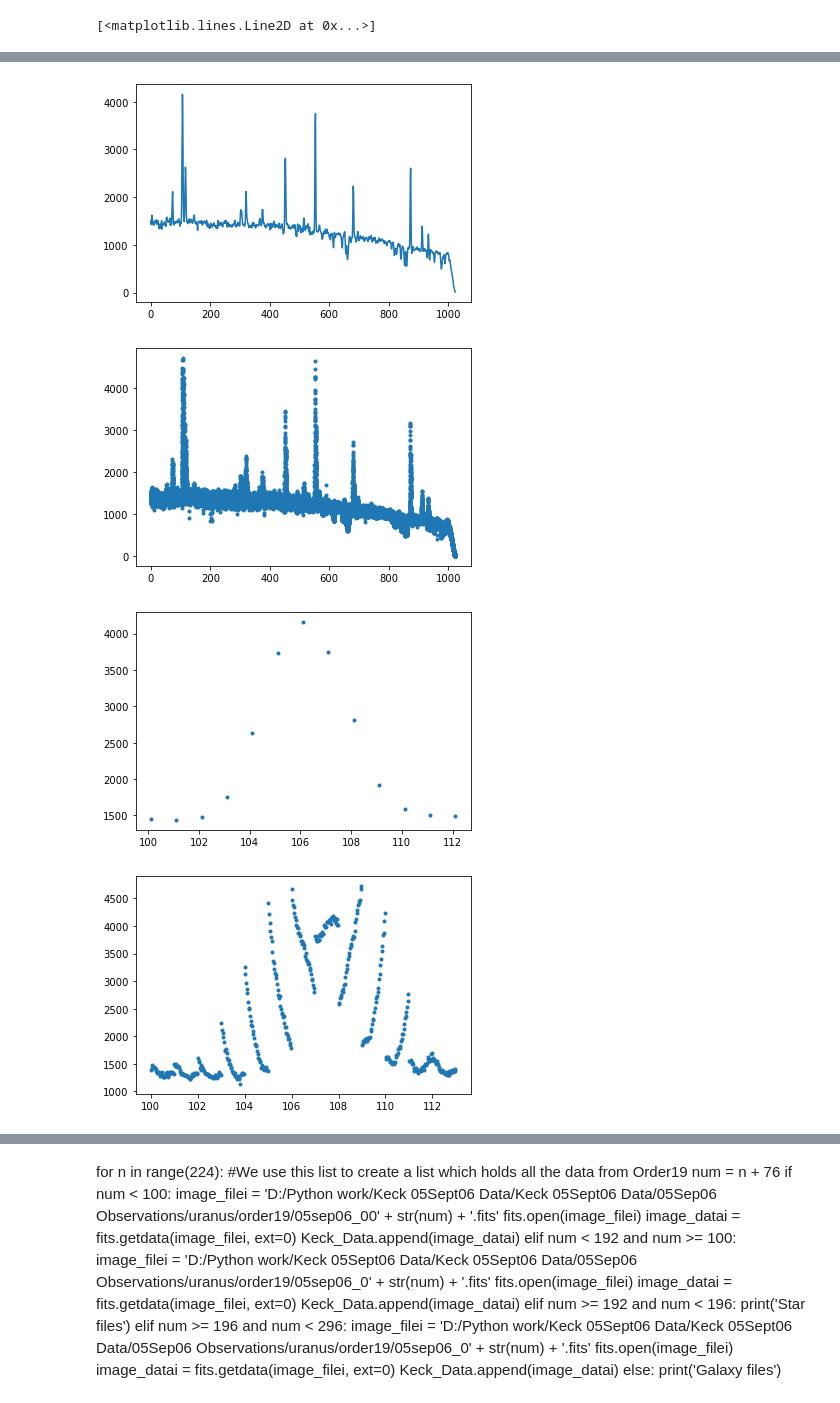
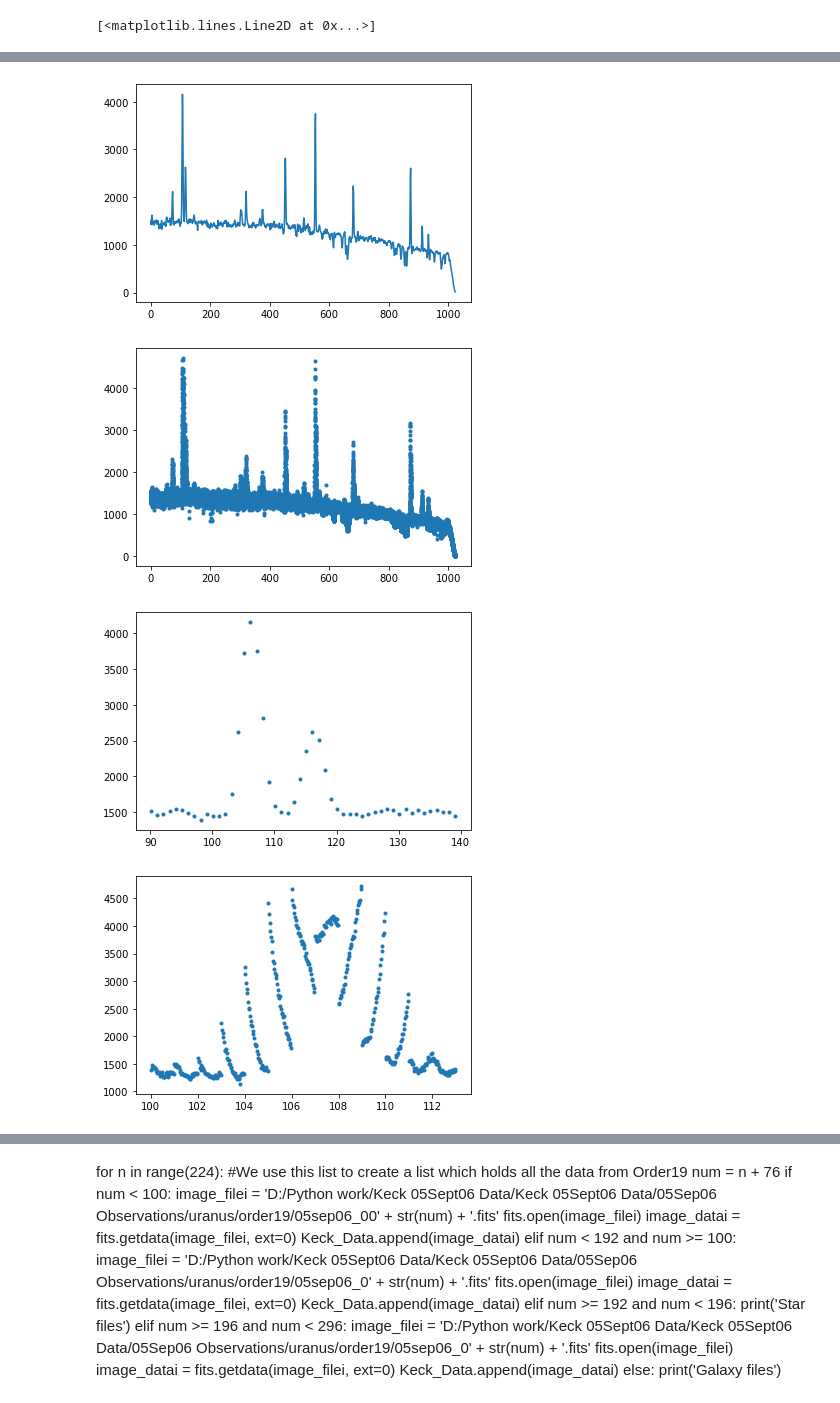
Before and after one commit to ruoyanwangdr/Dynamics-of-Jovian-Infrared-Auroral-Ionosphere-and-Thermosphere, a Jupyter notebook: h3p.ipynb, the cells around one changed output, grey strips where cells are left out. Saved outputs shown, nothing was run; the diff lists cells and outputs as text; code cells hidden in the pictures.

```diff
--- a/h3p.ipynb
+++ b/h3p.ipynb
@@ -40,40 +40,38 @@ plt.imshow(subtracted, cmap='gist_gray')
 plt.colorbar(orientation='horizontal', pad=0.05)
 
 # load waverange
 waverange = fits.open(filepath + 'waverange.fits', ignore_missing_end=True)[0].data
 
 
 # plot cropped slit
 pixel = np.linspace(0, 1024, 1024)
 selected_slit = subtracted[50]
-
 plt.figure()
 plt.plot(pixel, selected_slit)
 
-# Obtain more slits
+# plot more slits
 multi_slit = subtracted[45:80,]
 multi_pixel = np.linspace(0, 1024, 1024*len(multi_slit))
 flattened_slit = np.ravel(multi_slit.T)
-
-plt.figure()
-plt.plot(multi_pixel, flattened_slit, '.')
+#plt.figure()
+#plt.plot(multi_pixel, flattened_slit, '.')
 
 # select certain waverange/pixel
 #index = np.where((waverange>2.1216) & (waverange<2.12197))
-index = np.where((pixel>100)*(pixel<113))
+index = np.where((pixel>90)*(pixel<140))
 multi_index = np.where((multi_pixel>100)*(multi_pixel<113))
 
 # plot slit with selected waverange/pixel
 plt.figure()
 plt.plot(pixel[index], selected_slit[index],'.')
 plt.figure()
 plt.plot(multi_pixel[multi_index], flattened_slit[multi_index],'.')
 # %% [output]
 [<matplotlib.lines.Line2D at 0x...>]
 [figure]
 [figure]
 [figure]
-[figure, old version]
+[figure, new version]
 [figure]
 # %%
 def normalization(data):
```
Also changed, not shown: parts of 1 cell of this notebook.
